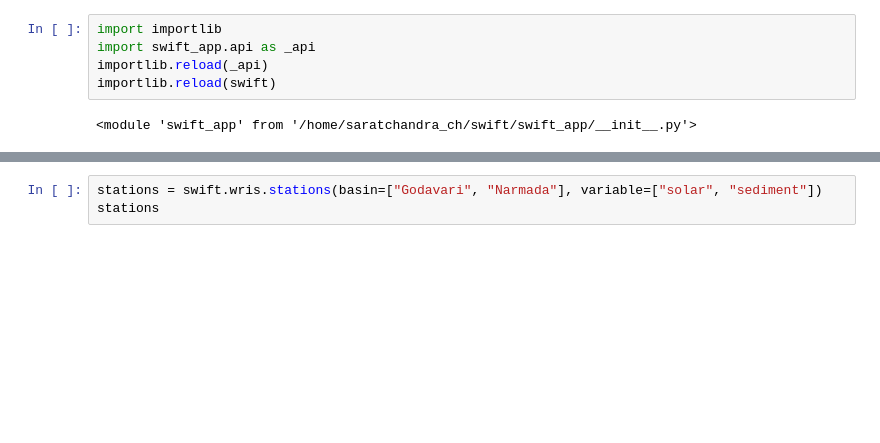
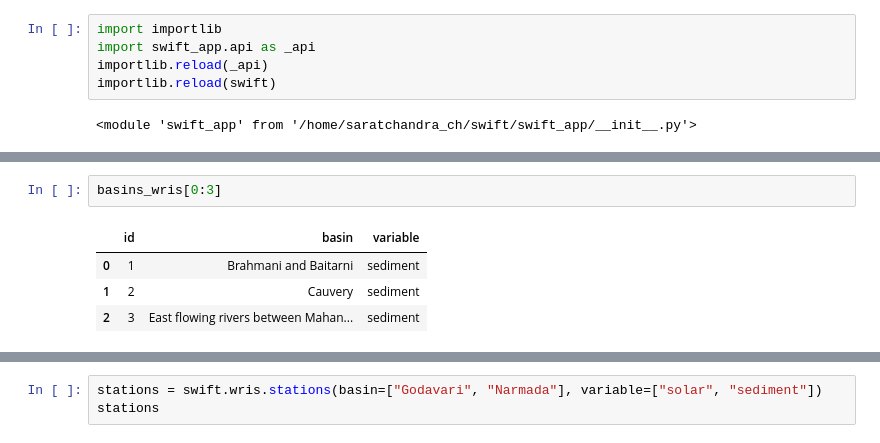
Before and after one commit to bharathk113/HydroSwift, a Jupyter notebook: swift_test.ipynb, the cells around one changed output, grey strips where cells are left out. Cells and saved outputs as stored; diff of their text form; blank space fills up the shorter version.

```diff
--- a/swift_test.ipynb
+++ b/swift_test.ipynb
@@ -31,4 +31,11 @@ basins
 | 14 | 15 | West flowing rivers from Tadri to... | sediment |
 | 15 | 16 | West flowing rivers from Tapi to ... | sediment |
 | 16 | 17 | West flowing rivers of Kutch and ... | sediment |
+# %%
+basins_wris[0:3]
+# %% [output]
+|  | id | basin | variable |
+| 0 | 1 | Brahmani and Baitarni | sediment |
+| 1 | 2 | Cauvery | sediment |
+| 2 | 3 | East flowing rivers between Mahan... | sediment |
 # %%
```
Also changed, not shown: parts of 14 cells of this notebook, 3 other files.
